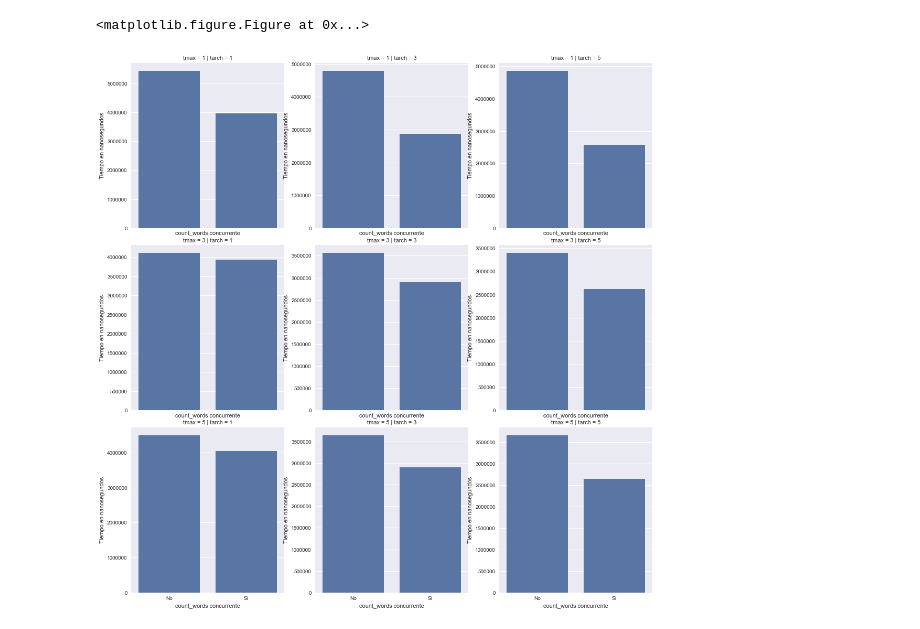
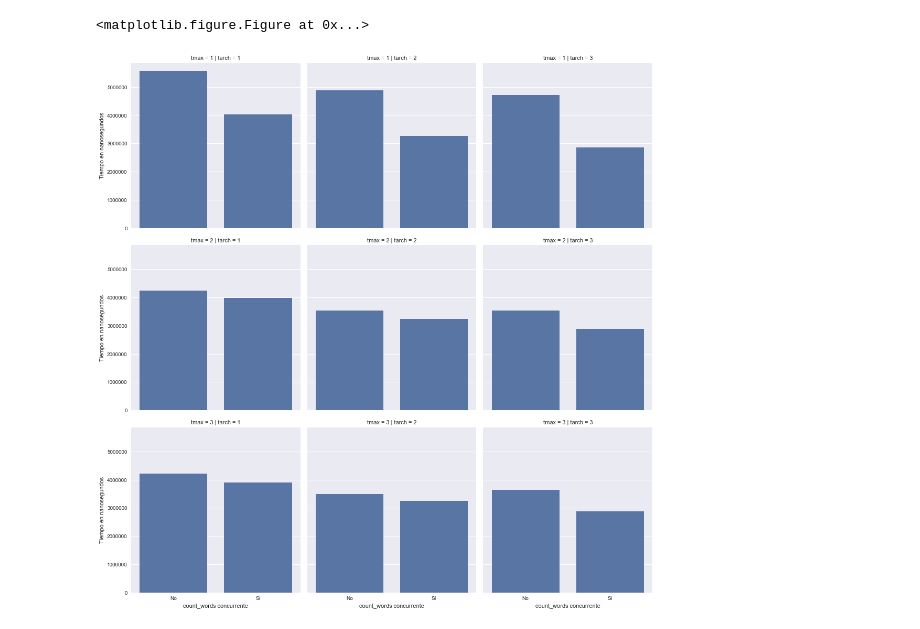
Before and after one commit to ZebaSz/so-tp1, a Jupyter notebook: informe/data/SO-TP1.ipynb, the cells around one changed output. Saved outputs shown, nothing was run; the diff lists cells and outputs as text; code cells hidden in the pictures.

```diff
--- a/informe/data/SO-TP1.ipynb
+++ b/informe/data/SO-TP1.ipynb
@@ -10,15 +10,13 @@ ns = 'Tiempo en nanosegundos'
 # %%
 df = pd.read_csv('time-data.csv')
 df = df.groupby([tarch, tmax, ej]).min().reset_index()
-df[ej] = df[ej].map({5: 'No', 6: "Sí"})
 # %%
 plt.clf()
-dfPrueba = df[((df.tarch == 1) | (df.tarch == 3) | (df.tarch == 5))
-              & ((df.tmax == 1) | (df.tmax == 3) | (df.tmax == 5))]
-g = sns.FacetGrid(data=dfPrueba, col=tarch, row=tmax, sharey=False, size=5)
-g.set(ylabel='Tiempo en nanosegundos', xlabel ='count_words concurrente')
+dfPrueba = df[((df.tarch == 1) | (df.tarch == 2) | (df.tarch == 3))
+              & ((df.tmax == 1) | (df.tmax == 2) | (df.tmax == 3))]
+g = sns.FacetGrid(data=dfPrueba, col=tarch, row=tmax, sharey=True, size=5)
 g = g.map(sns.barplot, ej, ns)
 plt.show()
 # %% [output]
 <matplotlib.figure.Figure at 0x...>
-[figure, old version]
+[figure, new version]
```
Also changed, not shown: 4 other files.
